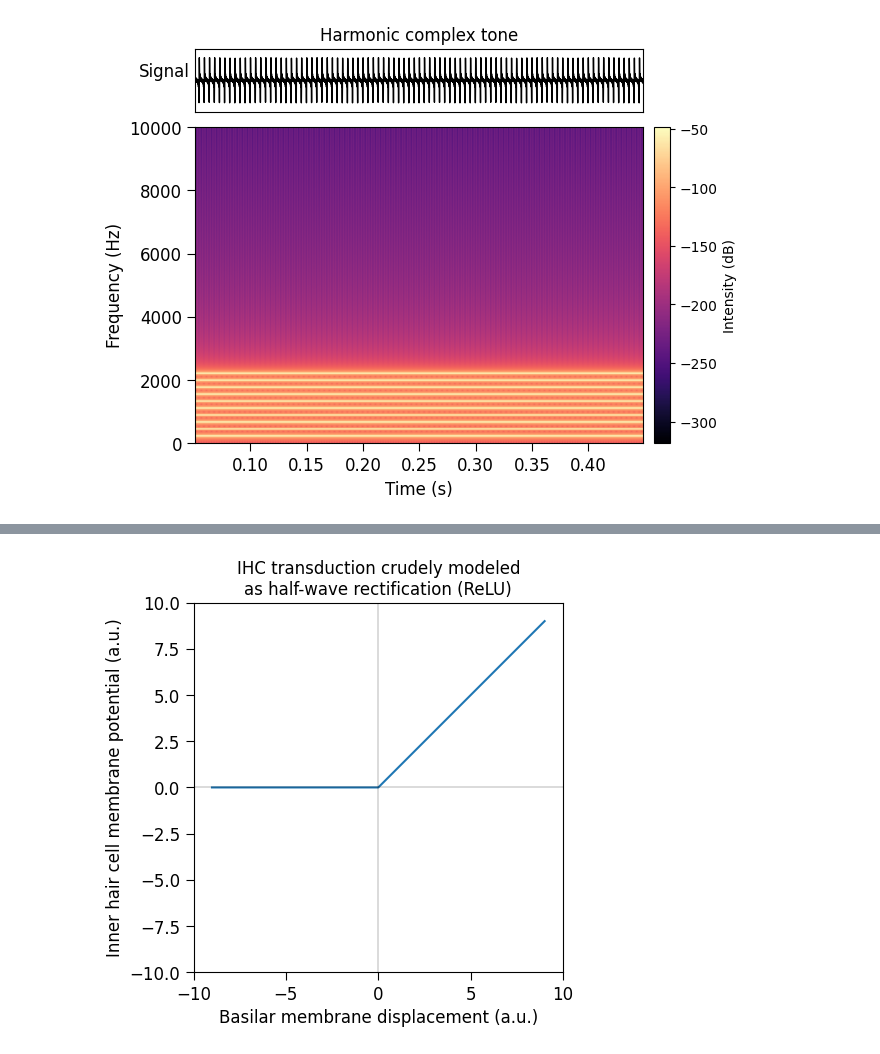
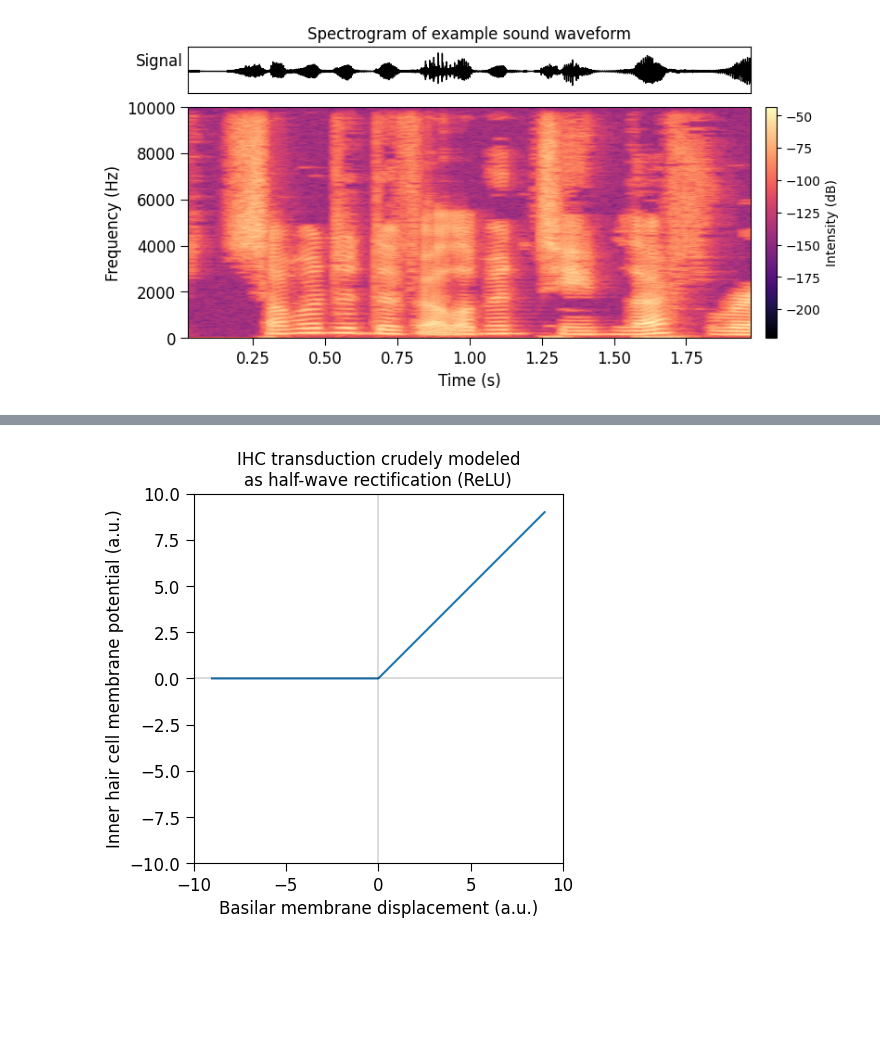
Before and after one commit to msaddler/auditory_model_tutorial, a Jupyter notebook: DEV.ipynb, the cells around one changed output, grey strips where cells are left out. Saved outputs shown, nothing was run; the diff lists cells and outputs as text; code cells hidden in the pictures; blank space fills up the shorter version.

Commit message:
docstrings for DEV notebook

```diff
--- a/DEV.ipynb
+++ b/DEV.ipynb
@@ -72,0 +54,13 @@ plt.show()
+# %%
+"""
+This repository includes a small dataset of example sound files
+(speech waveforms stored as wav files), which can be loaded and
+played in the notebook.
+"""
+
+list_filename = glob.glob("data/*.wav")
+print(f"Found {len(list_filename)} wav files in the data directory")
+filename = list_filename[-1]
+x, sr = sf.read(filename)
+print(f"Loaded `{filename}`: {x.shape=}, {x.dtype=}, {sr=} Hz")
+ipd.display(ipd.Audio(rate=sr, data=x))
@@ -73,11 +71,17 @@ plt.show()
 # %%
-utils.make_spectrogram_plot(
+"""
+The provided `utils` module contains helper functions for manipulating
+and visualizing audio signals. Use the `utils.make_spectrogram_plot` to
+plot the sound waveform and spectrogram of the file loaded above.
+"""
+
+fig, ax = utils.make_spectrogram_plot(
     x,
     sr,
-    nfft=2048,
-    # ylimits=[0, 4e3],
-    str_title="Harmonic complex tone",
+    figsize=(8, 4),
+    # nfft=512,
+    str_title="Spectrogram of example sound waveform",
 )
 plt.show()
 # %% [output]
-[figure, old version]
+[figure, new version]
```
Also changed, not shown: parts of 31 cells of this notebook, 1 other file.
